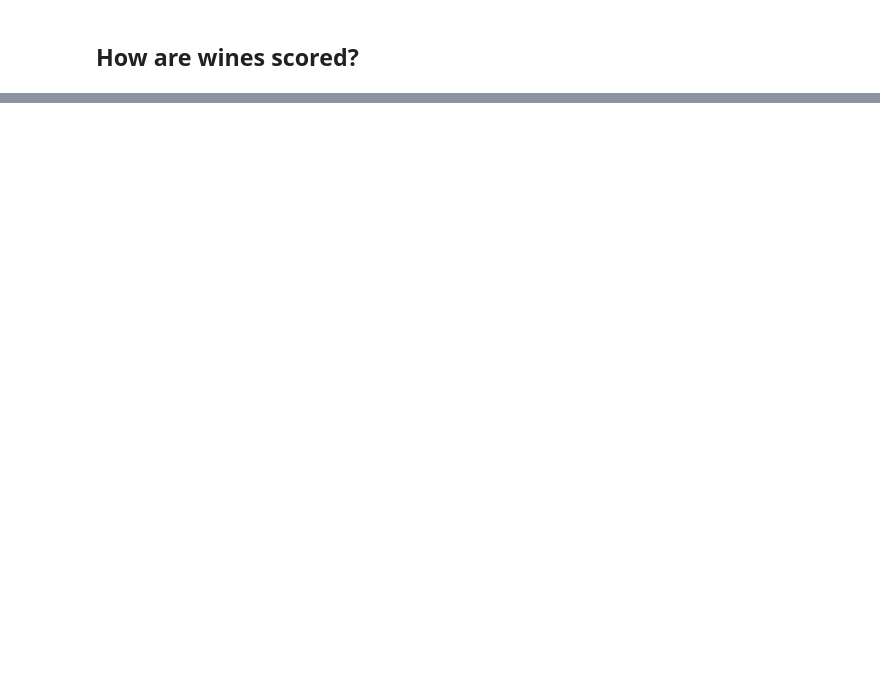
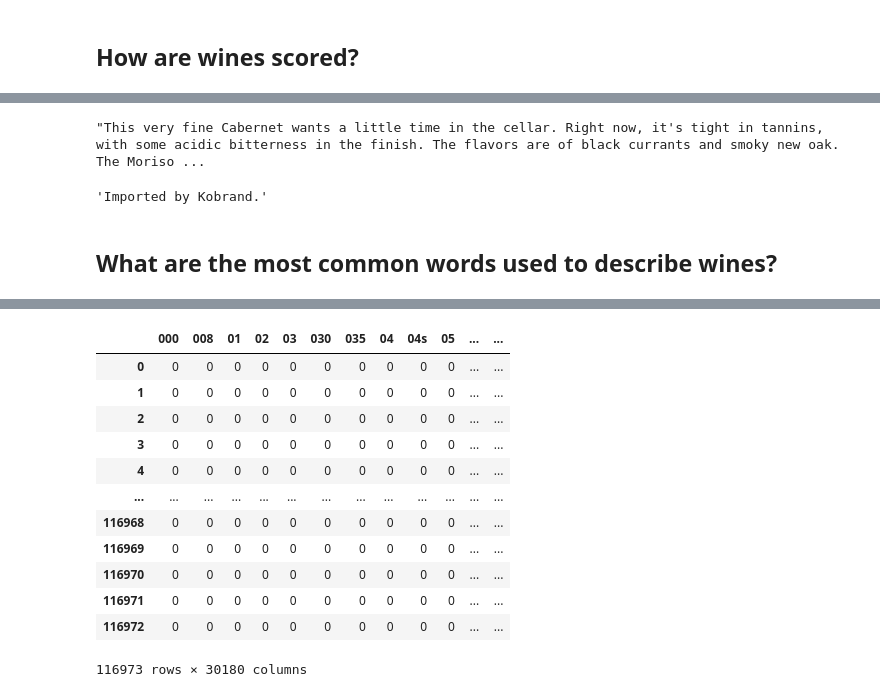
Before and after one commit to mtaron/sommelier.ai, a Jupyter notebook: sommelier.ipynb, the cells around one changed output, grey strips where cells are left out. Drawn from its saved outputs; the diff is of its cells as text; code cells hidden in the pictures; blank space fills up the shorter version.

```diff
--- a/sommelier.ipynb
+++ b/sommelier.ipynb
@@ -44,0 +156,21 @@ df.points.plot.hist(title="Points");
+# %%
+# Gets the longest description by word count.
+df.iloc[df.word_count.idxmax].description
+# %% [output]
+"This very fine Cabernet wants a little time in the cellar. Right now, it's tight in tannins, with some acidic bitterness in the finish. The flavors are of black currants and smoky new oak. The Moriso ...
+# %%
+df.iloc[df.word_count.idxmin].description
+# %% [output]
+'Imported by Kobrand.'
+# %% [markdown]
+## What are the most common words used to describe wines?
+# %%
+%%time
+
+from sklearn.feature_extraction.text import CountVectorizer
+
+vectorizer = CountVectorizer()
+document_term_matrix = vectorizer.fit_transform(df["description"])
+term_df = pd.DataFrame.sparse.from_spmatrix(document_term_matrix, columns=vectorizer.get_feature_names())
+term_df
+# %% [output]
@@ -44,0 +179,13 @@ df.points.plot.hist(title="Points");
+|  | 000 | 008 | 01 | 02 | 03 | 030 | 035 | 04 | 04s | 05 | ... | ... |
+| 0 | 0 | 0 | 0 | 0 | 0 | 0 | 0 | 0 | 0 | 0 | ... | ... |
+| 1 | 0 | 0 | 0 | 0 | 0 | 0 | 0 | 0 | 0 | 0 | ... | ... |
+| 2 | 0 | 0 | 0 | 0 | 0 | 0 | 0 | 0 | 0 | 0 | ... | ... |
+| 3 | 0 | 0 | 0 | 0 | 0 | 0 | 0 | 0 | 0 | 0 | ... | ... |
+| 4 | 0 | 0 | 0 | 0 | 0 | 0 | 0 | 0 | 0 | 0 | ... | ... |
+| ... | ... | ... | ... | ... | ... | ... | ... | ... | ... | ... | ... | ... |
+| 116968 | 0 | 0 | 0 | 0 | 0 | 0 | 0 | 0 | 0 | 0 | ... | ... |
+| 116969 | 0 | 0 | 0 | 0 | 0 | 0 | 0 | 0 | 0 | 0 | ... | ... |
+| 116970 | 0 | 0 | 0 | 0 | 0 | 0 | 0 | 0 | 0 | 0 | ... | ... |
+| 116971 | 0 | 0 | 0 | 0 | 0 | 0 | 0 | 0 | 0 | 0 | ... | ... |
+| 116972 | 0 | 0 | 0 | 0 | 0 | 0 | 0 | 0 | 0 | 0 | ... | ... |
+116973 rows × 30180 columns
```
Also changed, not shown: parts of 58 cells of this notebook, 2 other files.
